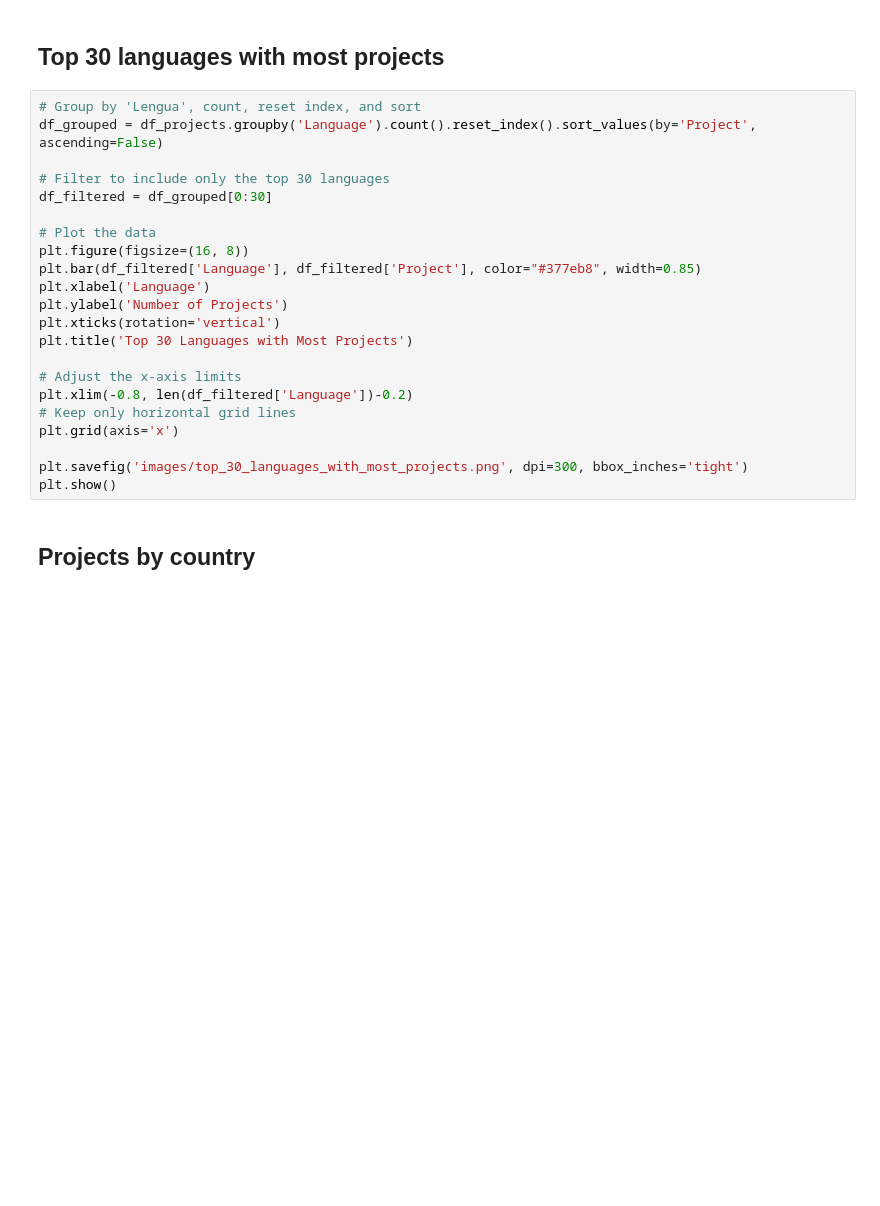
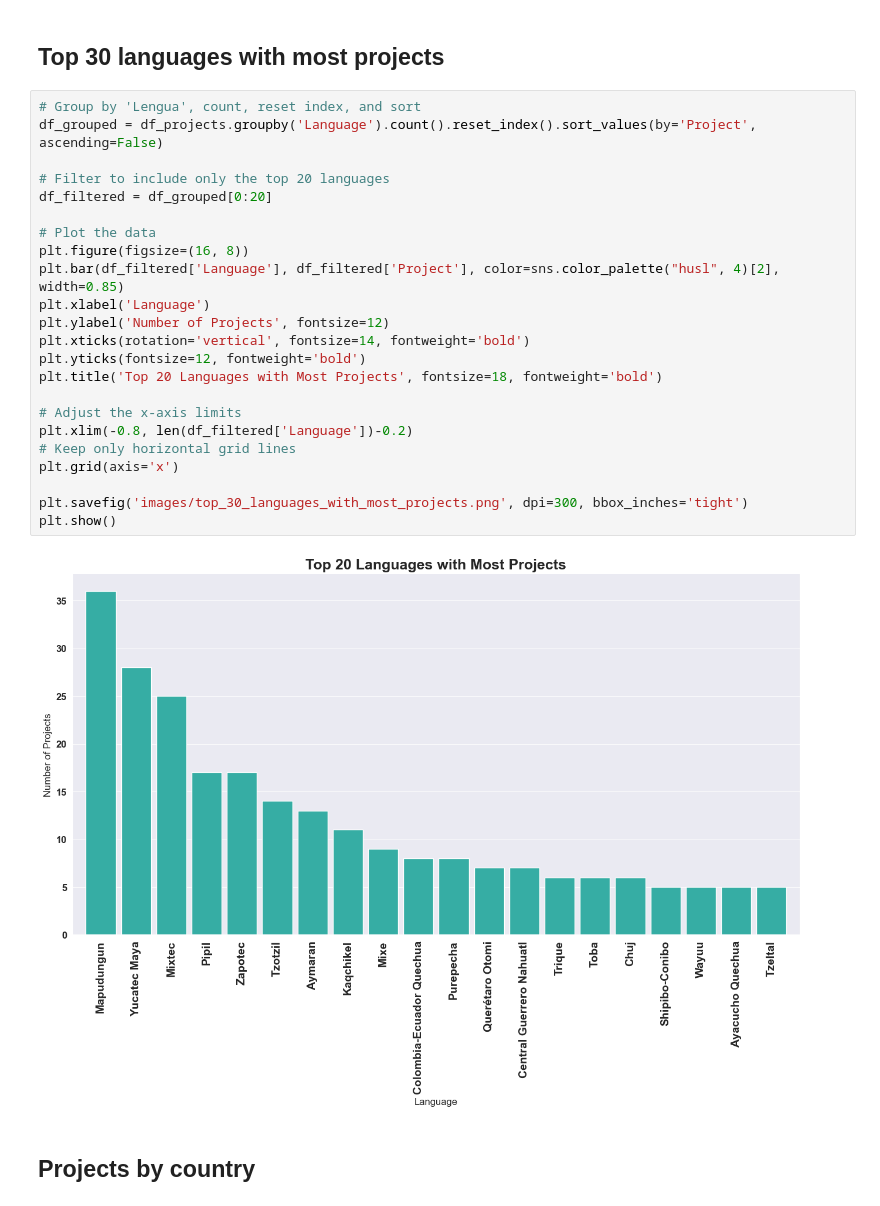
Before and after one commit to Instituto-Pulso-PUCP/revitalizacion-linguistica-latam, a Jupyter notebook: Visualizacion.ipynb, the cells around one changed output. Cells and saved outputs as stored; diff of their text form; blank space fills up the shorter version.

```diff
--- a/Visualizacion.ipynb
+++ b/Visualizacion.ipynb
@@ -79,25 +86,28 @@ plt.show()
 # %%
 # Group by 'Lengua', count, reset index, and sort
 df_grouped = df_projects.groupby('Language').count().reset_index().sort_values(by='Project', ascending=False)
 
-# Filter to include only the top 30 languages
-df_filtered = df_grouped[0:30]
+# Filter to include only the top 20 languages
+df_filtered = df_grouped[0:20]
 
 # Plot the data
 plt.figure(figsize=(16, 8))
-plt.bar(df_filtered['Language'], df_filtered['Project'], color="#377eb8", width=0.85)
+plt.bar(df_filtered['Language'], df_filtered['Project'], color=sns.color_palette("husl", 4)[2], width=0.85)
 plt.xlabel('Language')
-plt.ylabel('Number of Projects')
-plt.xticks(rotation='vertical')
-plt.title('Top 30 Languages with Most Projects')
+plt.ylabel('Number of Projects', fontsize=12)
+plt.xticks(rotation='vertical', fontsize=14, fontweight='bold')
+plt.yticks(fontsize=12, fontweight='bold')
+plt.title('Top 20 Languages with Most Projects', fontsize=18, fontweight='bold')
 
 # Adjust the x-axis limits
 plt.xlim(-0.8, len(df_filtered['Language'])-0.2)
 # Keep only horizontal grid lines
 plt.grid(axis='x')
 
 plt.savefig('images/top_30_languages_with_most_projects.png', dpi=300, bbox_inches='tight')
 plt.show()
+# %% [output]
+[figure, added]
 # %% [markdown]
 ## Projects by country
 # %%
```
Also changed, not shown: parts of 14 cells of this notebook, 3 other files.
